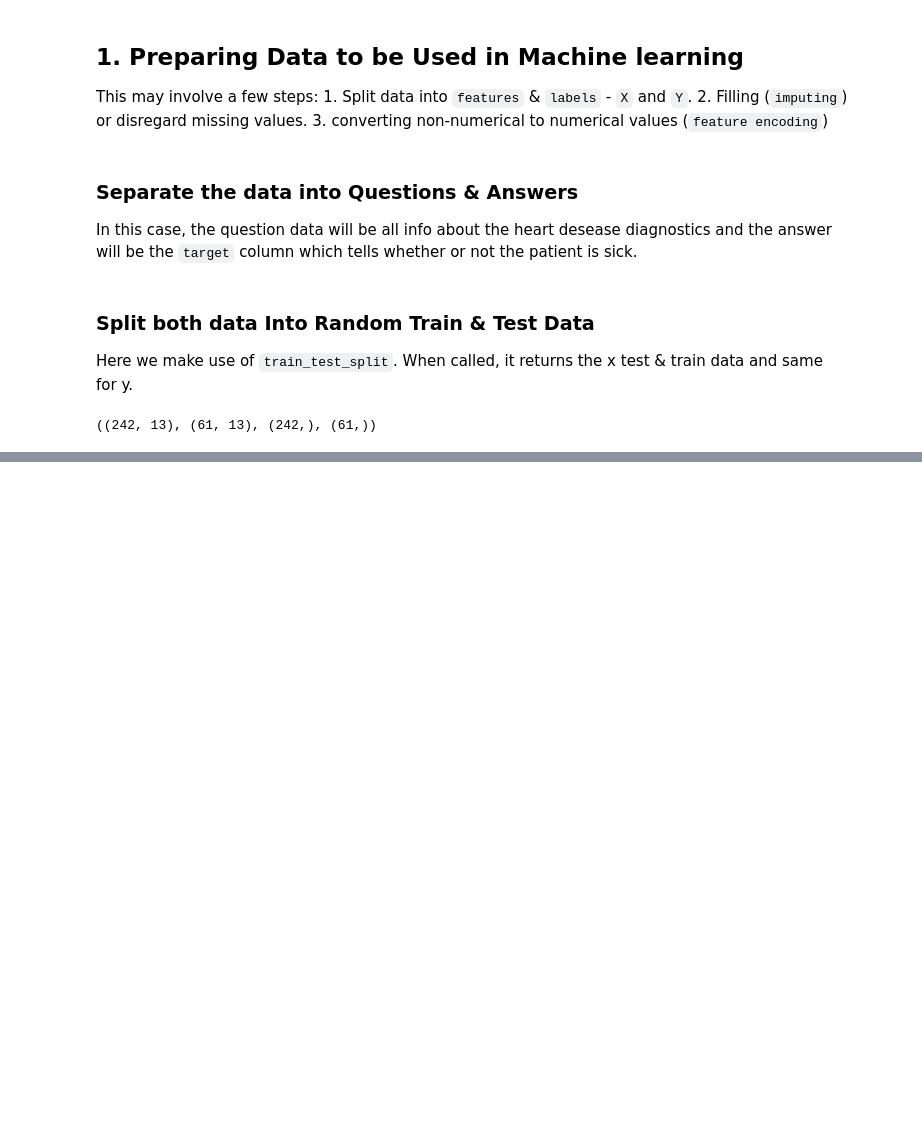
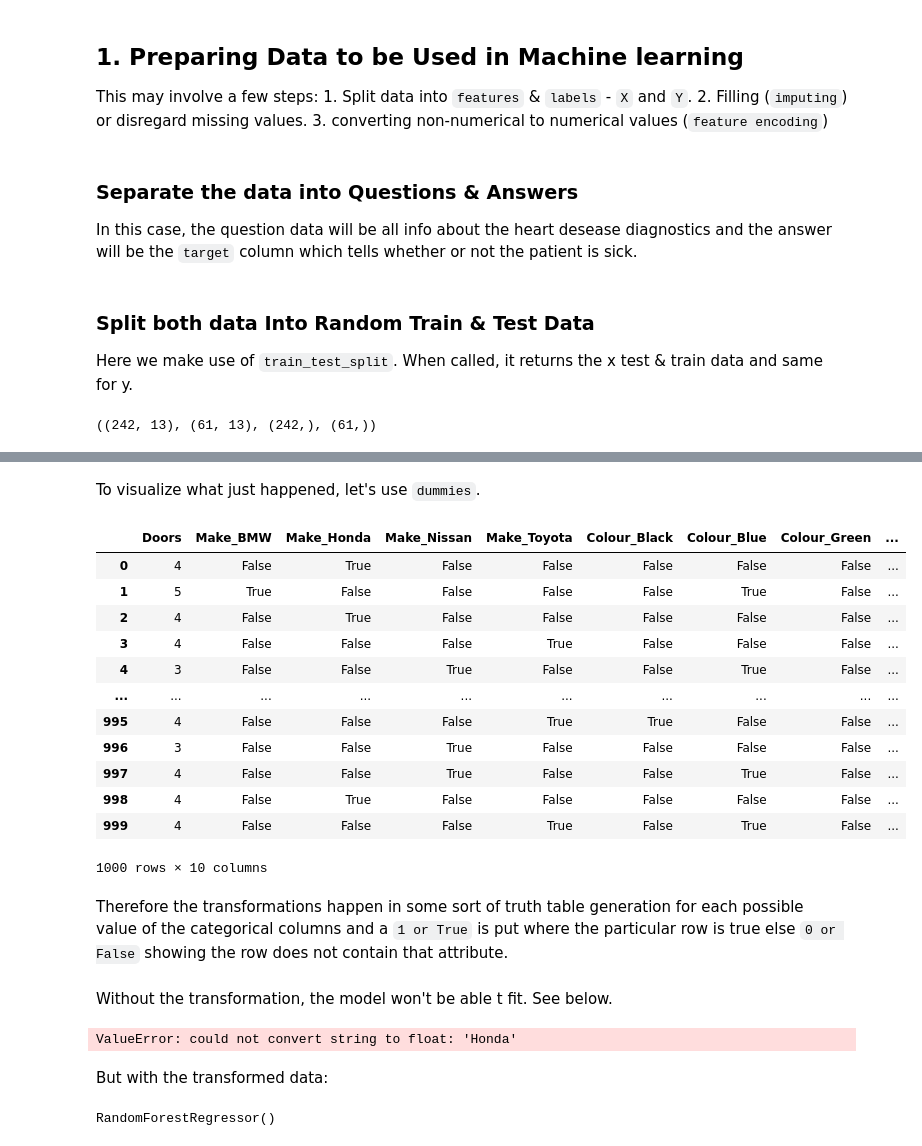
Before and after one commit to hassanShakur/data-science, a Jupyter notebook: scikit-workflow.ipynb, the cells around one changed output, grey strips where cells are left out. Saved outputs shown, nothing was run; the diff lists cells and outputs as text; code cells hidden in the pictures; blank space fills up the shorter version.

Commit message:
data conversion to numerics

```diff
--- a/scikit-workflow.ipynb
+++ b/scikit-workflow.ipynb
@@ -31,0 +36,7 @@ x_train.shape, x_test.shape, y_train.shape, y_test.shape
+# %%
+car_data = pd.read_csv('data/car-sales-extended.csv')
+car_data.head()
+
+x = car_data.drop('Price', axis=1)
+y = car_data['Price']
+car_data.head()
@@ -31,0 +84,36 @@ x_train.shape, x_test.shape, y_train.shape, y_test.shape
+# %% [markdown]
+To visualize what just happened, let's use `dummies`.
+# %%
+dummies = pd.get_dummies(car_data[['Make', 'Colour', 'Doors']])
+dummies
+# %% [output]
+|  | Doors | Make_BMW | Make_Honda | Make_Nissan | Make_Toyota | Colour_Black | Colour_Blue | Colour_Green | ... |
+| 0 | 4 | False | True | False | False | False | False | False | ... |
+| 1 | 5 | True | False | False | False | False | True | False | ... |
+| 2 | 4 | False | True | False | False | False | False | False | ... |
+| 3 | 4 | False | False | False | True | False | False | False | ... |
+| 4 | 3 | False | False | True | False | False | True | False | ... |
+| ... | ... | ... | ... | ... | ... | ... | ... | ... | ... |
+| 995 | 4 | False | False | False | True | True | False | False | ... |
+| 996 | 3 | False | False | True | False | False | False | False | ... |
+| 997 | 4 | False | False | True | False | False | True | False | ... |
+| 998 | 4 | False | True | False | False | False | False | False | ... |
+| 999 | 4 | False | False | False | True | False | True | False | ... |
+1000 rows × 10 columns
+# %% [markdown]
+Therefore the transformations happen in some sort of truth table generation for each possible value of the categorical columns and a `1 or True` is put where the particular row is true else `0 or False` showing the row does not contain that attribute.
+# %% [markdown]
+Without the transformation, the model won't be able t fit. See below.
+# %%
+from sklearn.ensemble import RandomForestRegressor # Regressor is best for number predictions
+x_train, x_test, y_train, y_test = train_test_split(x, y, test_size=0.2)
+model = RandomForestRegressor()
+model.fit(x_train, y_train)
+# %% [output]
+ValueError: could not convert string to float: 'Honda'
+# %% [markdown]
+But with the transformed data:
+# %%
+model.fit(transformed_x, y)
+# %% [output]
+RandomForestRegressor()
```
Also changed, not shown: parts of 6 cells of this notebook, 4 other files.
